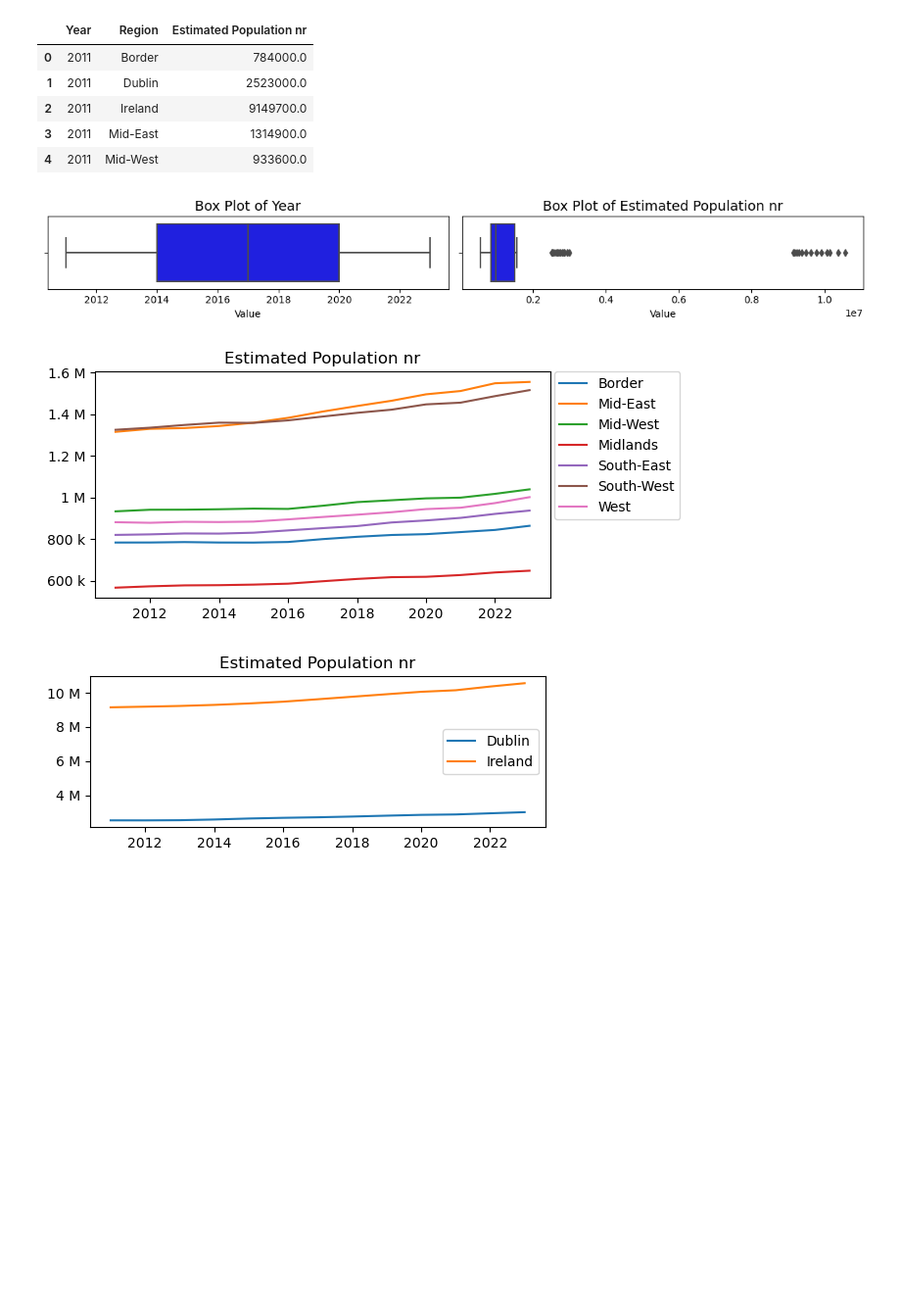
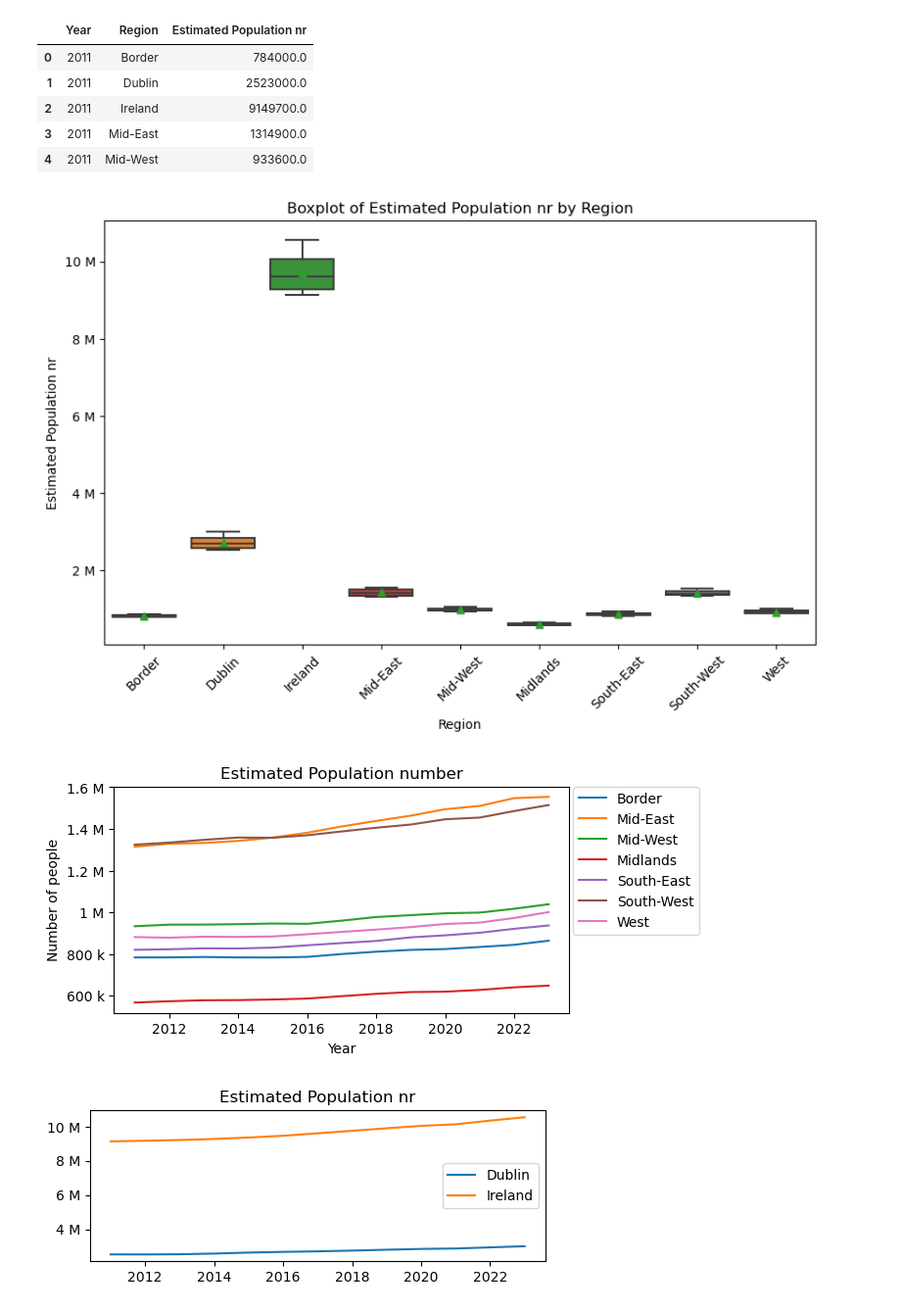
Before and after one commit to Natidhcp/MSc_DA, a Jupyter notebook: PEA.ipynb, the cells around one changed output. Shown at 98% size. Saved outputs shown, nothing was run; the diff lists cells and outputs as text; code cells hidden in the pictures; blank space fills up the shorter version.

```diff
--- a/PEA.ipynb
+++ b/PEA.ipynb
@@ -342,21 +302,24 @@ df_reg = df_pop.drop(df_pop[(df_pop["Region"] == "Ireland") | (df_pop["Region"]
 # %%
-# Creating a figure and axis objects
-fig, axes = plt.subplots(nrows = 1, ncols = 2, figsize=(12, 2))
+# Create the boxplot
+plt.figure(figsize=(10, 6))  # Set the figure size to 10 inches wide and 6 inches tall
+sns.boxplot(
+    x = "Region",
+    y = "Estimated Population nr",
+    showmeans=True,
+    data=df_pop
+)
+# Add title and labels
+plt.title("Boxplot of Estimated Population nr by Region")
+plt.xlabel("Region")
+plt.ylabel("Estimated Population nr")
 
-# Flattening the axis to allow for easy iteration
-axes = axes.flatten()
+# Rotate x-axis labels for better readability
+plt.xticks(rotation=45)
 
-# Defining the numerical columns to be plotted
-box_plot_cols = df_pop[[ 'Year', 'Estimated Population nr']]
+# Format tickers in engineering format
+plt.gca().yaxis.set_major_formatter(ticker.EngFormatter())
 
-# Loop through each column to create several box plots
-for i, column in enumerate(box_plot_cols.columns):
-    sns.boxplot(x = box_plot_cols[column], ax = axes[i], color = 'b')
-    axes[i].set_title(f'Box Plot of {column}', fontsize = 14)
-    axes[i].set_xlabel('Value')
-
-# Formatting & displaying the plots
-plt.tight_layout()
+# Show the boxplot
 plt.show()
 # %% [output]
-[figure, old version]
+[figure, new version]
@@ -363,13 +328,17 @@ plt.show()
 # %%
-plt.figure(figsize=(6, 3))
-for region in df_reg.Region.unique():
+#Plotting dynamic of population growrh in time
+plt.figure(figsize=(6, 3)) # setting figure size
+for region in df_reg.Region.unique(): # creating a loop for regions
     df_region = df_reg[df_reg['Region'] == region]
-    plt.gca().yaxis.set_major_formatter(ticker.EngFormatter())
-    plt.plot(df_region['Year'], df_region['Estimated Population nr'], label=region)
-    plt.legend(loc='upper right', bbox_to_anchor=(1.3, 1.03))
-    plt.title('Estimated Population nr')
+    plt.gca().yaxis.set_major_formatter(ticker.EngFormatter()) # set ticker for big numbers
+    plt.plot(df_region['Year'], df_region['Estimated Population nr'], label=region) # creating a plot with data for axes
+    plt.legend(loc='upper right', bbox_to_anchor=(1.3, 1.03)) # setting legend outfide of figure with plot for readability
+    # Set title and axes name
+    plt.title('Estimated Population number')
+    plt.xlabel("Year")
+    plt.ylabel("Number of people")
 # %% [output]
-[figure, old version]
+[figure, new version]
 # %%
 df_filter = df_pop.drop(df_pop[(df_pop["Region"] != "Ireland") & (df_pop["Region"] != "Dublin")].index)
 # %%
```
Also changed, not shown: parts of 34 cells of this notebook.
